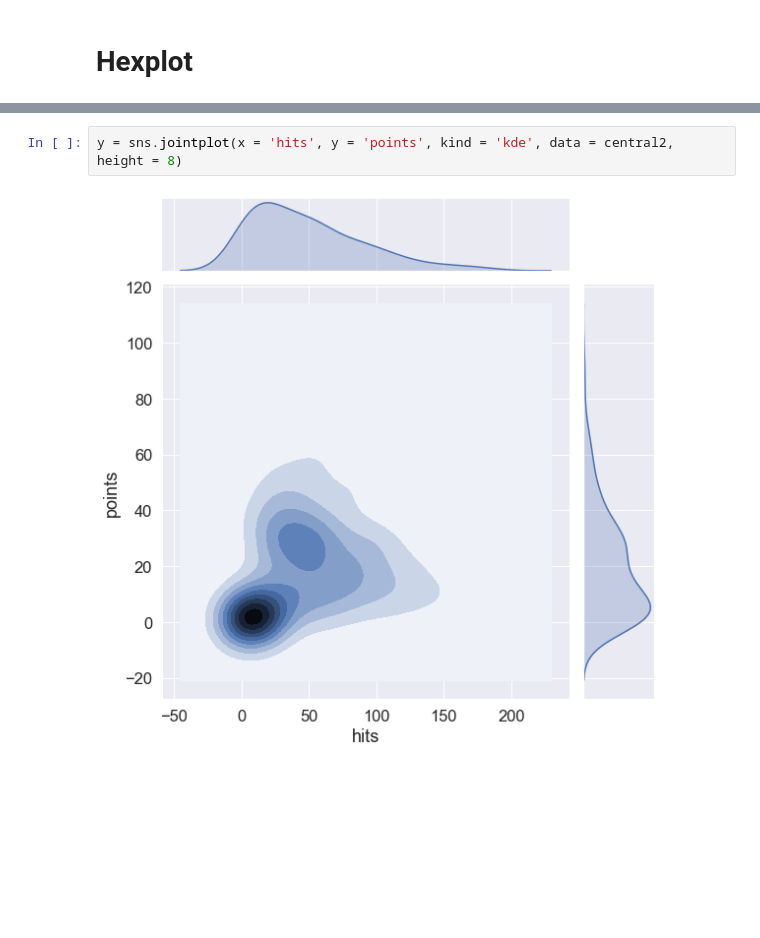
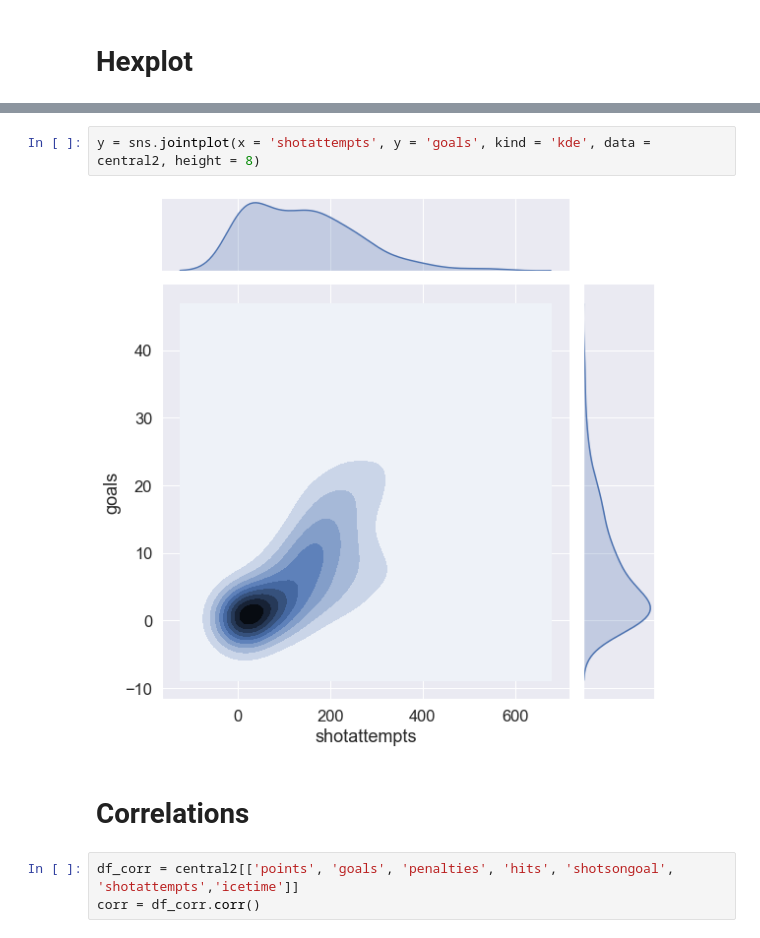
Before and after one commit to andrewcole33/blackhawks_salary_analysis, a Jupyter notebook: all_skaters.ipynb, the cells around one changed output, grey strips where cells are left out. Drawn from its saved outputs; the diff is of its cells as text; blank space fills up the shorter version.

```diff
--- a/all_skaters.ipynb
+++ b/all_skaters.ipynb
@@ -141,4 +149,9 @@ h = sns.jointplot(data = central2, x = 'hits', y = 'points', kind = 'hex', heigh
 # %%
-y = sns.jointplot(x = 'hits', y = 'points', kind = 'kde', data = central2, height = 8)
+y = sns.jointplot(x = 'shotattempts', y = 'goals', kind = 'kde', data = central2, height = 8)
 # %% [output]
-[figure, old version]
+[figure, new version]
+# %% [markdown]
+# Correlations
+# %%
+df_corr = central2[['points', 'goals', 'penalties', 'hits', 'shotsongoal', 'shotattempts','icetime']]
+corr = df_corr.corr()
```
Also changed, not shown: parts of 18 cells of this notebook.
